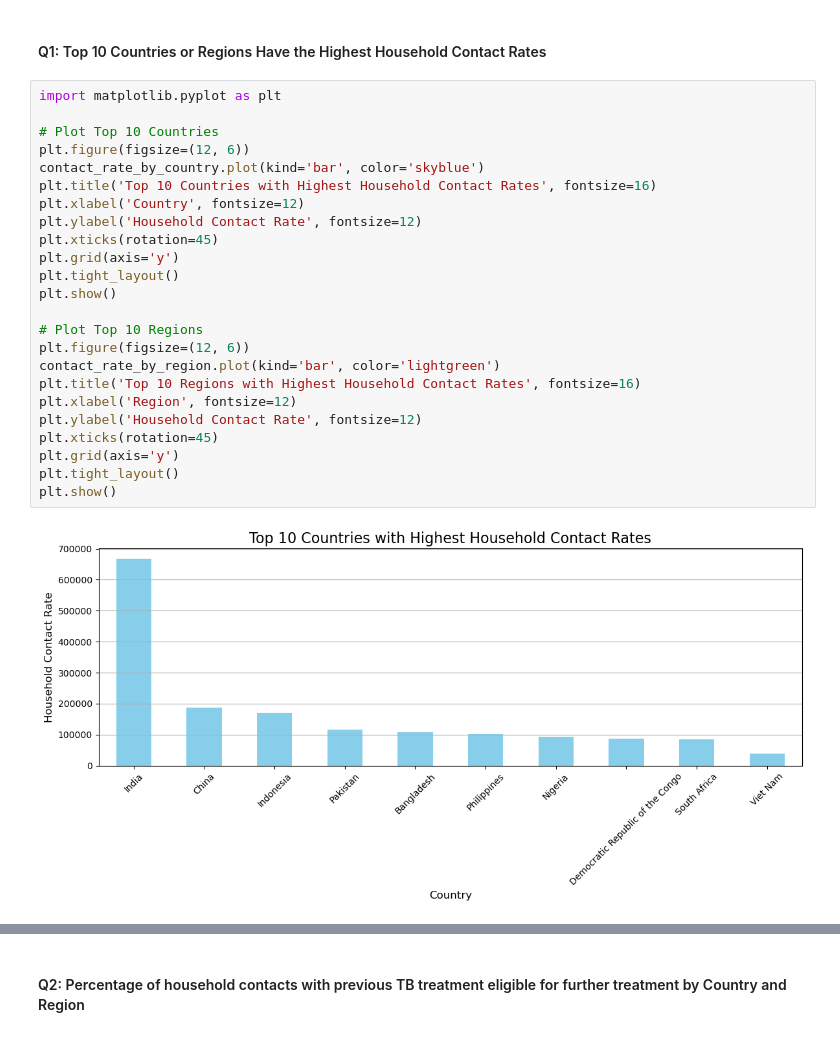
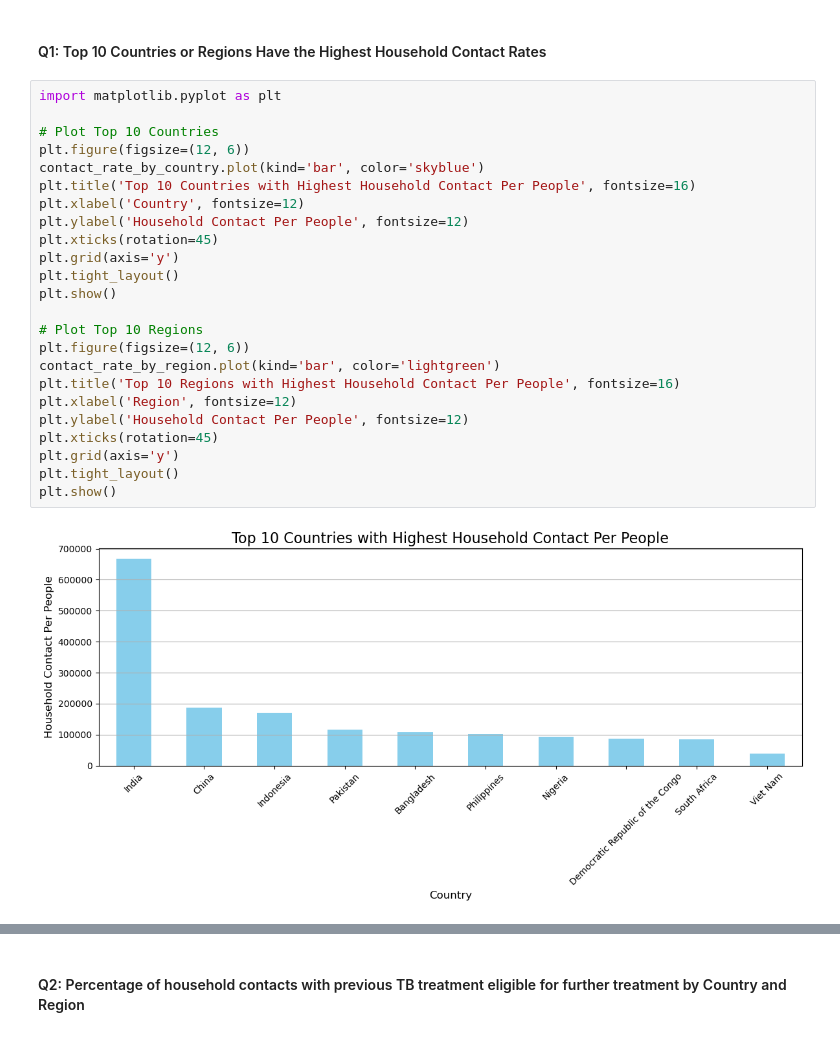
Before and after one commit to mnazhar13/DataAnalyticsProject, a Jupyter notebook: LTBI-estimates-Workbook.ipynb, the cells around one changed output, grey strips where cells are left out. Cells and saved outputs as stored; diff of their text form.

```diff
--- a/LTBI-estimates-Workbook.ipynb
+++ b/LTBI-estimates-Workbook.ipynb
@@ -423,26 +423,26 @@ year
 # %%
 import matplotlib.pyplot as plt
 
 # Plot Top 10 Countries
 plt.figure(figsize=(12, 6))
 contact_rate_by_country.plot(kind='bar', color='skyblue')
-plt.title('Top 10 Countries with Highest Household Contact Rates', fontsize=16)
+plt.title('Top 10 Countries with Highest Household Contact Per People', fontsize=16)
 plt.xlabel('Country', fontsize=12)
-plt.ylabel('Household Contact Rate', fontsize=12)
+plt.ylabel('Household Contact Per People', fontsize=12)
 plt.xticks(rotation=45)
 plt.grid(axis='y')
 plt.tight_layout()
 plt.show()
 
 # Plot Top 10 Regions
 plt.figure(figsize=(12, 6))
 contact_rate_by_region.plot(kind='bar', color='lightgreen')
-plt.title('Top 10 Regions with Highest Household Contact Rates', fontsize=16)
+plt.title('Top 10 Regions with Highest Household Contact Per People', fontsize=16)
 plt.xlabel('Region', fontsize=12)
-plt.ylabel('Household Contact Rate', fontsize=12)
+plt.ylabel('Household Contact Per People', fontsize=12)
 plt.xticks(rotation=45)
 plt.grid(axis='y')
 plt.tight_layout()
 plt.show()
 # %% [output]
-[figure, old version]
+[figure, new version]
```
Also changed, not shown: parts of 4 cells of this notebook.
